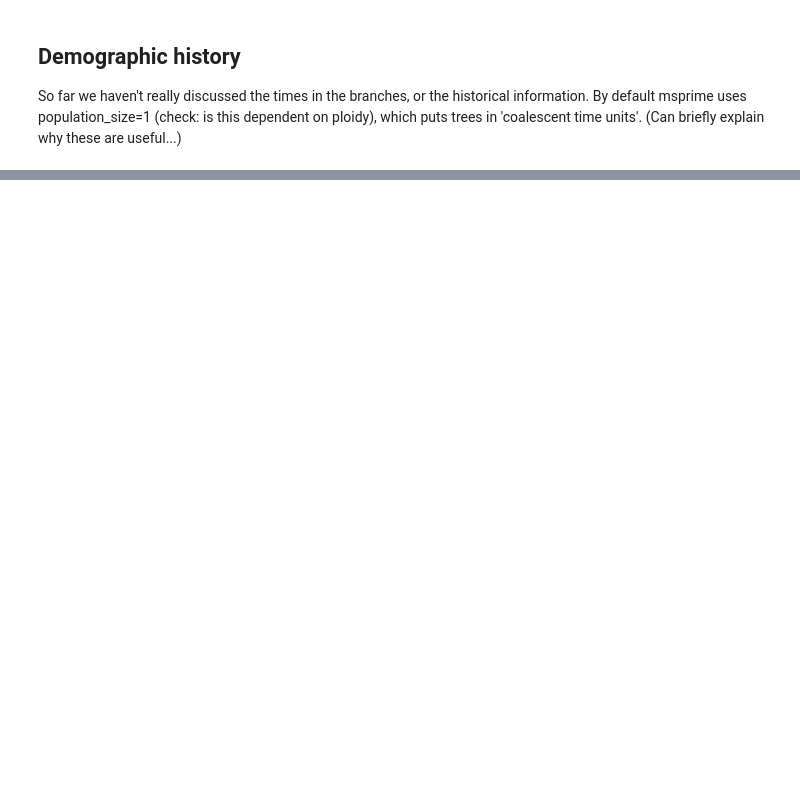
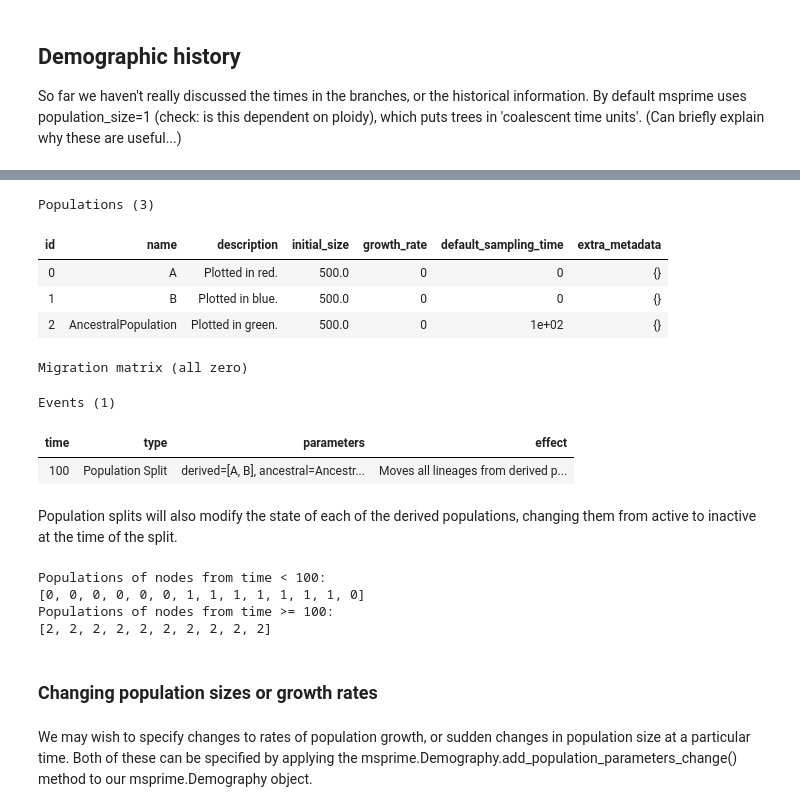
Before and after one commit to gtsambos/2022-ts-workshops, a Jupyter notebook: 2-simulating-ancestry.ipynb, the cells around one changed output, grey strips where cells are left out. Cells and saved outputs as stored; diff of their text form; code cells hidden in the pictures; blank space fills up the shorter version.

```diff
--- a/2-simulating-ancestry.ipynb
+++ b/2-simulating-ancestry.ipynb
@@ -120,0 +283,42 @@ However, in reality we are trying to model a species whose demographic history w
+# %%
+dem = msprime.Demography()
+dem.add_population(name="A", description="Plotted in red.", initial_size=500)
+dem.add_population(name="B", description="Plotted in blue.",initial_size=500)
+dem.add_population(name="AncestralPopulation", description="Plotted in green.", initial_size=500)
+
+# Add the population split.
+dem.add_population_split(time=100, derived=["A","B"], ancestral="AncestralPopulation")
+dem
+# %% [output]
+Populations (3)
+| id | name | description | initial_size | growth_rate | default_sampling_time | extra_metadata |
+| 0 | A | Plotted in red. | 500.0 | 0 | 0 | {} |
+| 1 | B | Plotted in blue. | 500.0 | 0 | 0 | {} |
+| 2 | AncestralPopulation | Plotted in green. | 500.0 | 0 | 1e+02 | {} |
+Migration matrix (all zero)
+Events (1)
+| time | type | parameters | effect |
+| 100 | Population Split | derived=[A, B], ancestral=Ancestr... | Moves all lineages from derived p... |
+# %% [markdown]
+Population splits will also modify the state of each of the derived populations, changing them from active to inactive at the time of the split.
+# %%
+ts = msprime.sim_ancestry(
+  samples={"A" : 3, "B" : 3, "AncestralPopulation" : 0},
+  demography=dem,
+  sequence_length=1000,
+  random_seed=63,
+  recombination_rate=1e-7)
+
+print("Populations of nodes from time < 100:")
+print([u.population for u in ts.nodes() if u.time < 100])
+print("Populations of nodes from time >= 100:")
+print([u.population for u in ts.nodes() if u.time >= 100])
+# %% [output]
+Populations of nodes from time < 100:
+[0, 0, 0, 0, 0, 0, 1, 1, 1, 1, 1, 1, 1, 0]
+Populations of nodes from time >= 100:
+[2, 2, 2, 2, 2, 2, 2, 2, 2, 2]
+# %% [markdown]
+### Changing population sizes or growth rates
+# %% [markdown]
+We may wish to specify changes to rates of population growth, or sudden changes in population size at a particular time. Both of these can be specified by applying the msprime.Demography.add_population_parameters_change() method to our msprime.Demography object.
```
Also changed, not shown: parts of 46 cells of this notebook, 3 other files.
